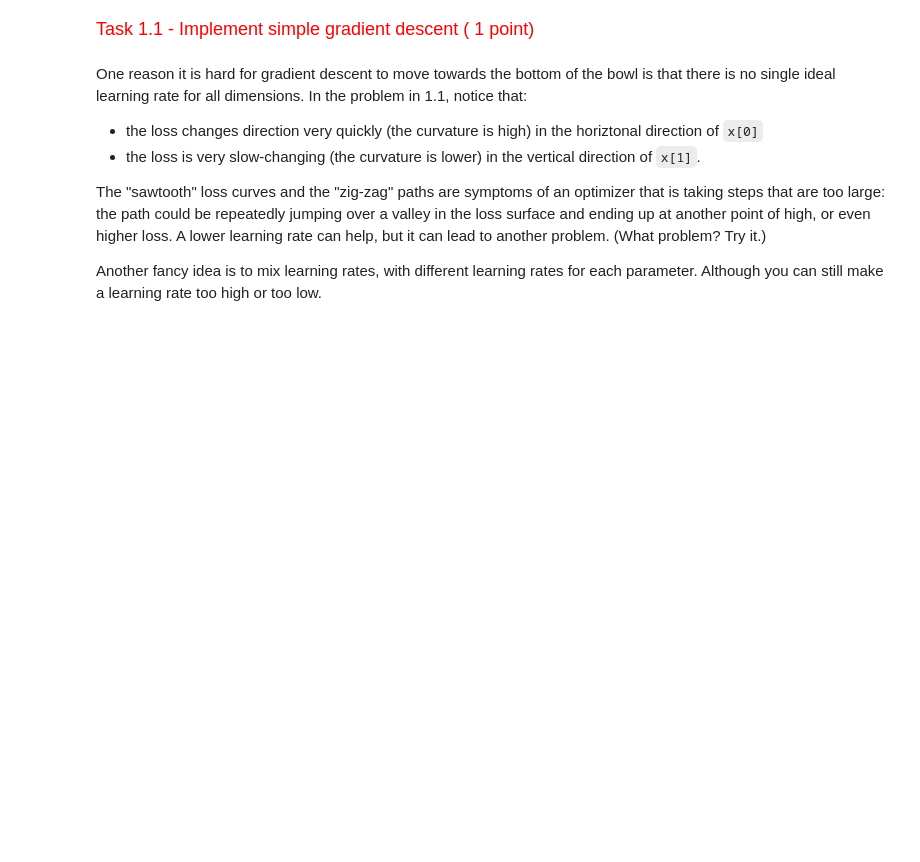
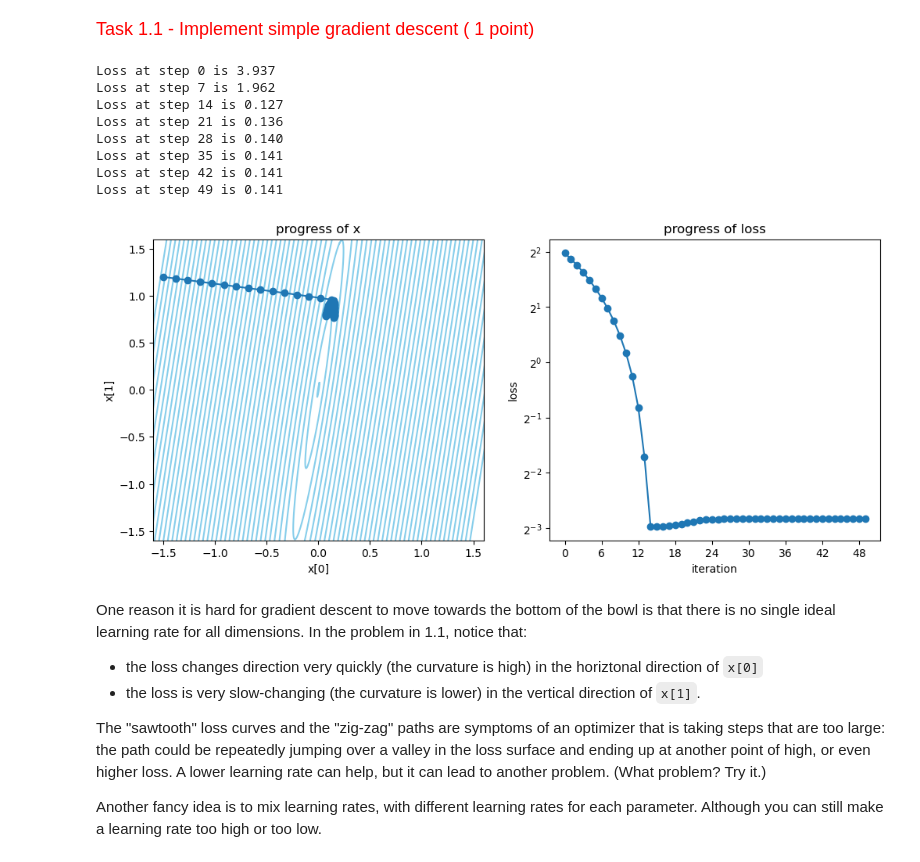
Before and after one commit to zzfz1/CS7150-Homework-2, a Jupyter notebook: HW2_1_OptimizationAndNetworkArchitecture.ipynb, the cells around one changed output. Drawn from its saved outputs; the diff is of its cells as text; code cells hidden in the pictures; blank space fills up the shorter version.

```diff
--- a/HW2_1_OptimizationAndNetworkArchitecture.ipynb
+++ b/HW2_1_OptimizationAndNetworkArchitecture.ipynb
@@ -96,28 +96,44 @@ Provide an implementation of simple gradient descent below.  In 21 steps you can
 # %%
 # Do not change the starting x.
 x = torch.tensor([-1.5, 1.2])
 x.requires_grad = True
 L = LossFunctionWithPlot()
 
 # Start by using a learning rate of 0.1.
-learning_rate = 0.1
+learning_rate = 0.05
 
 for iter in range(50):
     loss = L(x)
-    if iter % 7 == 0: print(f'Loss at step {iter} is {loss.item():.3f}')
+    if iter % 7 == 0:
+        print(f"Loss at step {iter} is {loss.item():.3f}")
     loss.backward()
     with torch.no_grad():
-    ############################################################################
-    # TODO: Implement Simple Gradient Descent and update variable 'x'
-    # Read Documentation to compute a gradient of a parameter -
-    # https://pytorch.org/docs/stable/autograd.html
-    ############################################################################
-    x=None
+        ############################################################################
+        # Implement Simple Gradient Descent and update variable 'x'
+        # Read Documentation to compute a gradient of a parameter -
+        # https://pytorch.org/docs/stable/autograd.html
+        ############################################################################
+        x -= learning_rate * x.grad
+
+    # Equivalent to the above code without using torch.no_grad()
+    # x = (x - learning_rate * x.grad).detach()
+    # x.requires_grad = True
+
     ############################################################################
     #                             END OF YOUR CODE                             #
     ############################################################################
     x.grad = None
 L.plot_history()
+# %% [output]
+Loss at step 0 is 3.937
+Loss at step 7 is 1.962
+Loss at step 14 is 0.127
+Loss at step 21 is 0.136
+Loss at step 28 is 0.140
+Loss at step 35 is 0.141
+Loss at step 42 is 0.141
+Loss at step 49 is 0.141
+[figure, added]
 # %% [markdown]
 One reason it is hard for gradient descent to move towards the bottom of the bowl is that there is no single ideal learning rate for all dimensions.  In the problem in 1.1, notice that:
  * the loss changes direction very quickly (the curvature is high) in the horiztonal direction of `x[0]`
```
Also changed, not shown: parts of 46 cells of this notebook.
